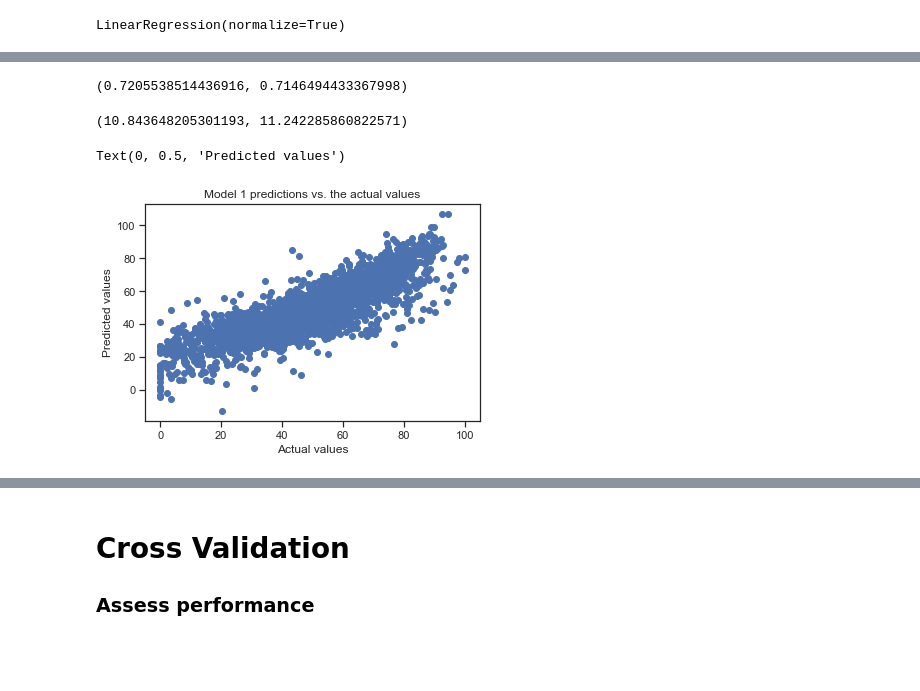
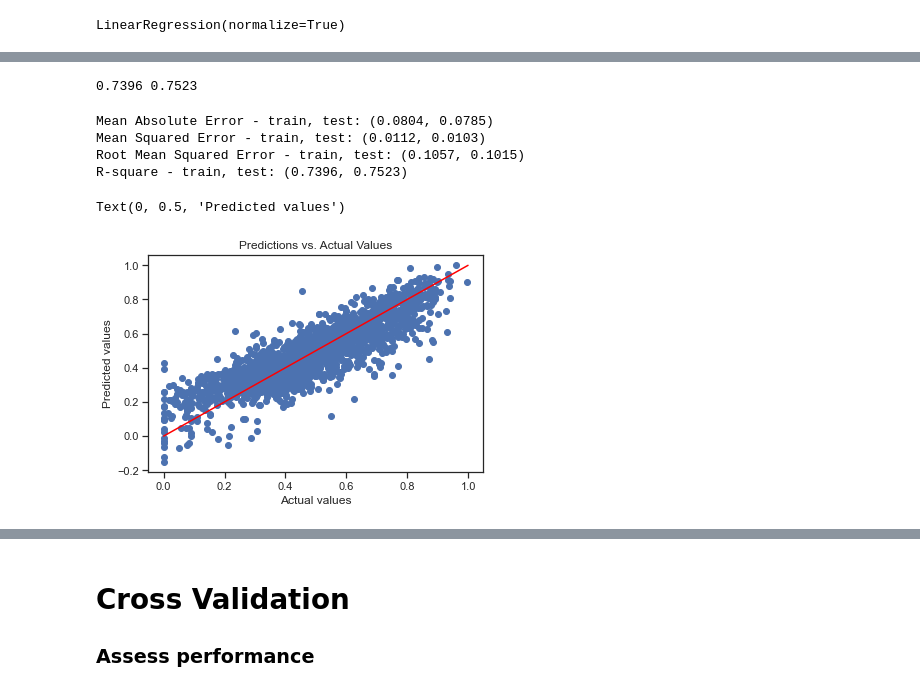
Before and after one commit to gabriellewald/education-project, a Jupyter notebook: Capstone1_pre_processing_training.ipynb, the cells around one changed output, grey strips where cells are left out. Drawn from its saved outputs; the diff is of its cells as text; code cells hidden in the pictures; blank space fills up the shorter version.

```diff
--- a/Capstone1_pre_processing_training.ipynb
+++ b/Capstone1_pre_processing_training.ipynb
@@ -134,0 +145,12 @@ language_df['Percentage Standard Met and Above'].max()
+# %%
+# response variable
+y = language_df['Percentage Standard Met and Above']
+
+# All columns from data in the explanatory variables X
+X = language_df.drop(['Percentage Standard Met and Above'], axis=1)
+
+# Split data into test and training
+X_train, X_test, y_train, y_test = train_test_split(X, y, test_size = 0.20, random_state = 42)
+
+# Check the shape of the X train, y_train, X_test and y_test to make sure the proportions are right
+print('X_train: ', X_train.shape, 'y_train: ', y_train.shape, 'X_test :' ,X_test.shape, 'y_test: ', y_test.shape)
@@ -149,3 +166,0 @@ X = language_df.drop(['Percentage Standard Met and Above'], axis=1)
-# %%
-# Split data into test and training
-X_train, X_test, y_train, y_test = train_test_split(X, y, test_size = 0.25, random_state = 123)
@@ -176,11 +181,5 @@ print(rModel.score(X_train, y_train))
-# %%
-# Access model performance r^2 - train, test
-median_r2 = r2_score(y_train, y_tr_pred), r2_score(y_test, y_te_pred)
-median_r2
-# %% [output]
-(0.7205538514436916, 0.7146494433367998)
-# %%
-median_rmse = mean_squared_error(y_train, y_tr_pred, squared=False), mean_squared_error(y_test, y_te_pred, squared=False)
-median_rmse
-# %% [output]
-(10.843648205301193, 11.242285860822571)
+# %%
+# Evaluate the model call .score() on rModel with parameters X_train, y_train
+print(rModel.score(X_train, y_train).round(4), rModel.score(X_test, y_test).round(4))
+# %% [output]
+0.7396 0.7523
@@ -187,11 +198,24 @@ median_rmse
+# %%
+print ('Mean Absolute Error - train, test: ' + str(median_mae))
+print ('Mean Squared Error - train, test: ' + str(median_mse))
+print ('Root Mean Squared Error - train, test: ' + str(median_rmse))
+print ('R-square - train, test: ' + str(median_r2))
+# %% [output]
+Mean Absolute Error - train, test: (0.0804, 0.0785)
+Mean Squared Error - train, test: (0.0112, 0.0103)
+Root Mean Squared Error - train, test: (0.1057, 0.1015)
+R-square - train, test: (0.7396, 0.7523)
 # %%
 # Let's plot the predictions against the actual result. Use scatter()
 plt.scatter(y_test, y_te_pred)
 
+# Add a line for perfect correlation
+plt.plot([x for x in range(0, 2)],[x for x in range(0, 2)], color='red')
+
 # Label
-plt.title("Model 1 predictions vs. the actual values")
+plt.title("Predictions vs. Actual Values")
 plt.xlabel("Actual values")
 plt.ylabel("Predicted values")
 # %% [output]
 Text(0, 0.5, 'Predicted values')
-[figure, old version]
+[figure, new version]
```
Also changed, not shown: parts of 162 cells of this notebook.
